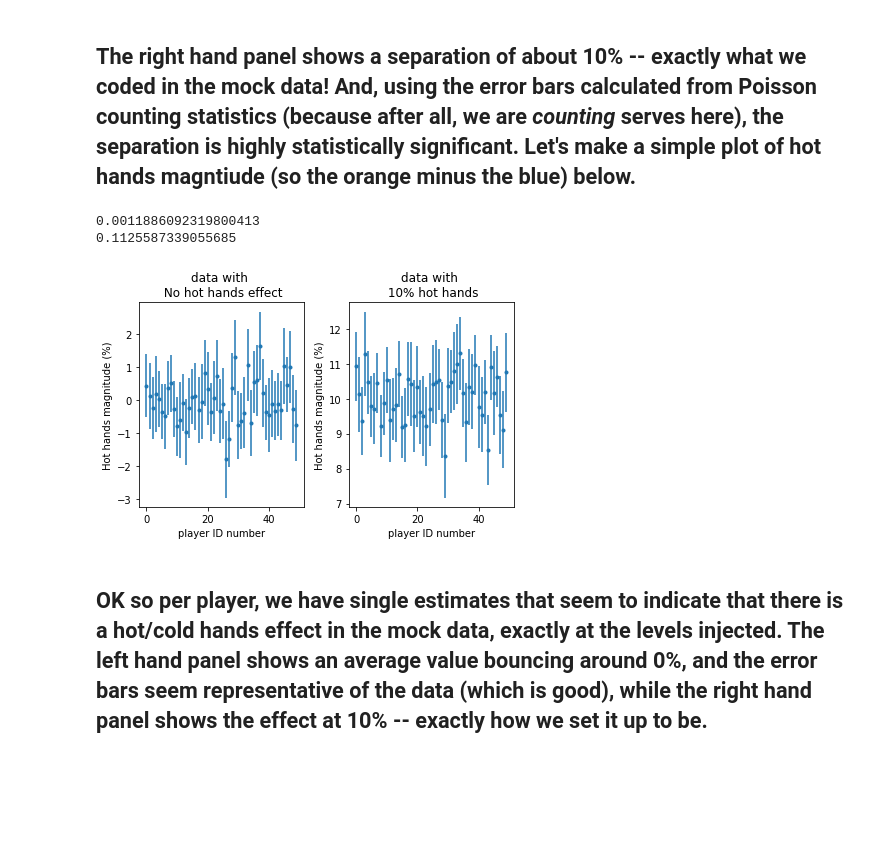
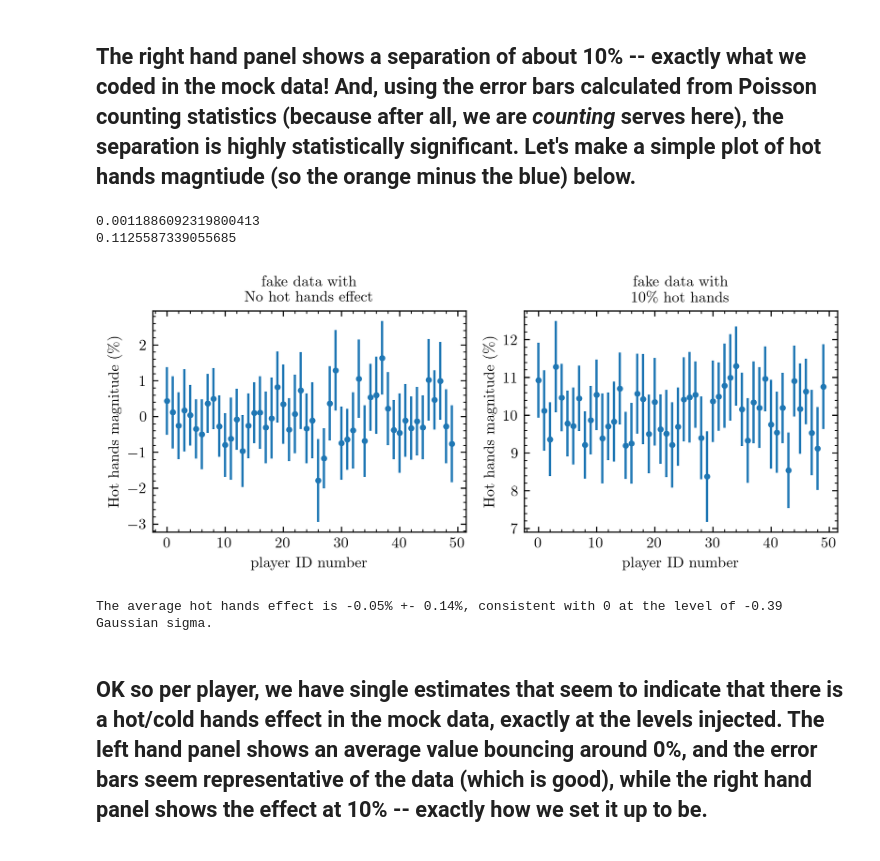
Before and after one commit to gmbrandt/datascience, a Jupyter notebook: hothandstennis/hot_hands_analysis_mockdata.ipynb, the cells around one changed output. Saved outputs shown, nothing was run; the diff lists cells and outputs as text; code cells hidden in the pictures; blank space fills up the shorter version.

```diff
--- a/hothandstennis/hot_hands_analysis_mockdata.ipynb
+++ b/hothandstennis/hot_hands_analysis_mockdata.ipynb
@@ -193,6 +193,10 @@ case0p1_statistics = estimate_conditional_probabilities_all_players(case0p1)
 ## Now lets plot P(G|LG) and P(G|LF) for every player.
 # %%
 import matplotlib.pyplot as plt
+import os
+
+if os.path.exists('/home/gmbrandt/Documents/papers/mesa.mplstyle'):
+    plt.style.use('/home/gmbrandt/Documents/papers/mesa.mplstyle')
 
 fig, axes = plt.subplots(1, 2)
 for i, case, label in zip([0, 1], [case0_statistics, case0p1_statistics], ['No hot hands effect', '10% hot hands']):
@@ -212,23 +216,33 @@ plt.show()
 # %% [markdown]
 ## The right hand panel shows a separation of about 10% -- exactly what we coded in the mock data! And, using the error bars calculated from Poisson counting statistics (because after all, we are *counting* serves here), the separation is highly statistically significant. Let's make a simple plot of hot hands magntiude (so the orange minus the blue) below.
 # %%
-fig, axes = plt.subplots(1, 2)
-for i, case, label in zip([0, 1], [case0_statistics, case0p1_statistics], ['data with \n No hot hands effect', 'data with \n 10% hot hands']):
+fig, axes = plt.subplots(1, 2, figsize=(7, 3))
+for i, case, label in zip([0, 1], [case0_statistics, case0p1_statistics], ['fake data with \n No hot hands effect', 'fake data with \n 10\% hot hands']):
     axes[i].set_title(label)
     axes[i].errorbar(case['player_id'], 100*(case['pglg'] - case['pglf']),
                      yerr=100*np.sqrt(case['e_pglf']**2 + case['e_pglg']**2), # have to add the errors in quadrature.
                                   marker='o',
                      markersize=3, ls='none')
-    axes[i].set_ylabel('Hot hands magnitude (%)')
+    axes[i].set_ylabel('Hot hands magnitude (\%)')
     axes[i].set_xlabel('player ID number')
     print(np.mean(case['pg'] - case['pf']))
 
 plt.tight_layout()
+plt.savefig('fake_hh.png', dpi=600)
 plt.show()
 # %% [output]
 0.0011886092319800413
 0.1125587339055685
-[figure, old version]
+[figure, new version]
+# %%
+hot_hands_effect = 100*(case0_statistics['pglg'] - case0_statistics['pglf'])
+hot_hands_errors = 100*np.sqrt(case0_statistics['e_pglf']**2 + case0_statistics['e_pglg']**2)
+# average the effects together with the standard inverse-variance weights:
+avg = np.sum(hot_hands_effect * 1/hot_hands_errors**2 / np.sum(1/hot_hands_errors**2))
+err = np.sqrt(1/np.sum(1/hot_hands_errors**2))
+print(f'The average hot hands effect is {avg:.2f}% +- {err:.2f}%, consistent with 0 at the level of {(avg/err):.2f} Gaussian sigma.')
+# %% [output]
+The average hot hands effect is -0.05% +- 0.14%, consistent with 0 at the level of -0.39 Gaussian sigma.
 # %% [markdown]
 ## OK so per player, we have single estimates that seem to indicate that there is a hot/cold hands effect in the mock data, exactly at the levels injected. The left hand panel shows an average value bouncing around 0%, and the error bars seem representative of the data (which is good), while the right hand panel shows the effect at 10% -- exactly how we set it up to be.
 
```
Also changed, not shown: parts of 3 cells of this notebook, 1 other file.
